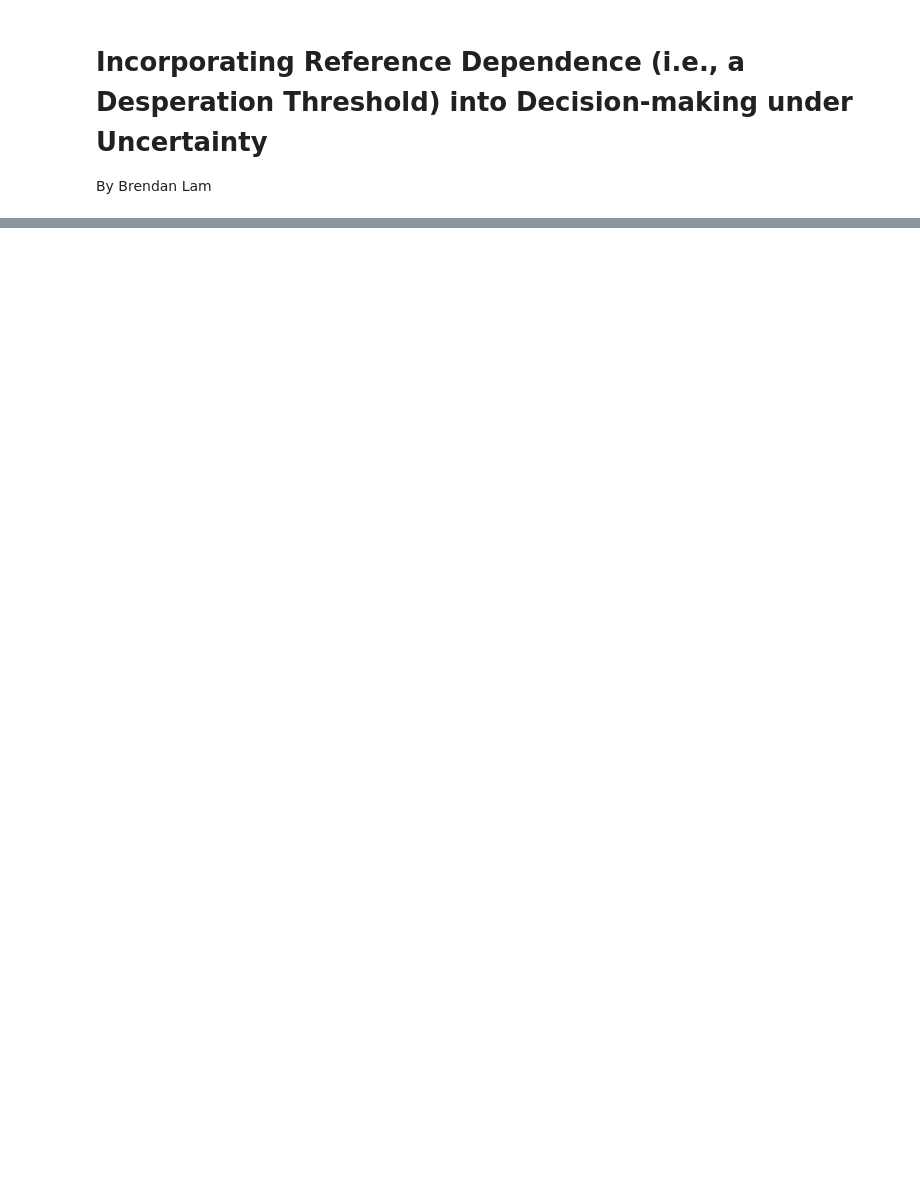
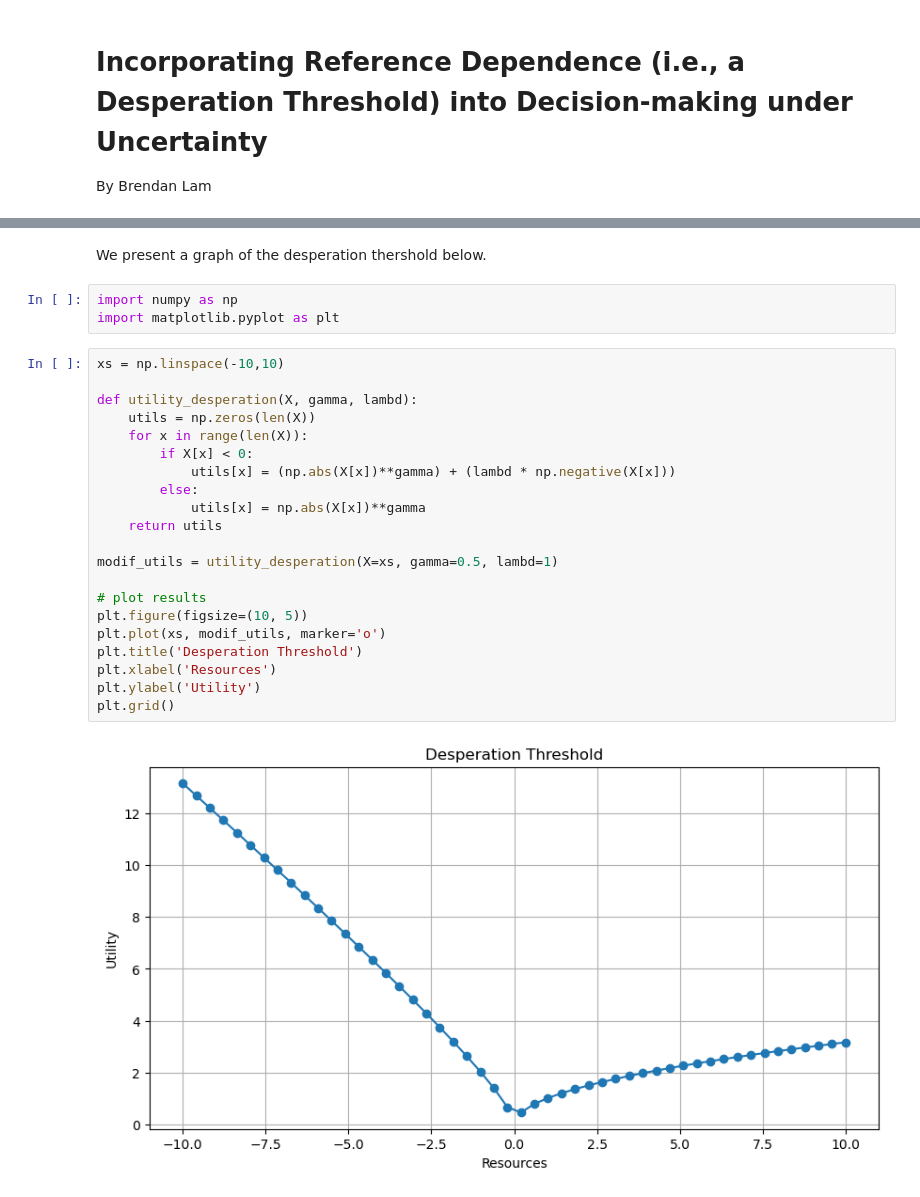
Before and after one commit to blam3/ABM-relative-desperation-uncertainty, a Jupyter notebook: reference_dependence_description.ipynb, the cells around one changed output, grey strips where cells are left out. Cells and saved outputs as stored; diff of their text form; blank space fills up the shorter version.

```diff
--- a/reference_dependence_description.ipynb
+++ b/reference_dependence_description.ipynb
@@ -29,0 +30,28 @@ where $\lambda$ represents the heightened sensitivity to ambiguity under despera
+# %% [markdown]
+We present a graph of the desperation thershold  below.
+# %%
+import numpy as np
+import matplotlib.pyplot as plt
+# %%
+xs = np.linspace(-10,10)
+
+def utility_desperation(X, gamma, lambd):
+    utils = np.zeros(len(X))
+    for x in range(len(X)):
+        if X[x] < 0:
+            utils[x] = (np.abs(X[x])**gamma) + (lambd * np.negative(X[x]))
+        else:
+            utils[x] = np.abs(X[x])**gamma
+    return utils
+
+modif_utils = utility_desperation(X=xs, gamma=0.5, lambd=1)
+
+# plot results
+plt.figure(figsize=(10, 5))
+plt.plot(xs, modif_utils, marker='o')
+plt.title('Desperation Threshold')
+plt.xlabel('Resources')
+plt.ylabel('Utility')
+plt.grid()
+# %% [output]
+[figure, added]
```
Also changed, not shown: parts of 13 cells of this notebook, 7 other files.
